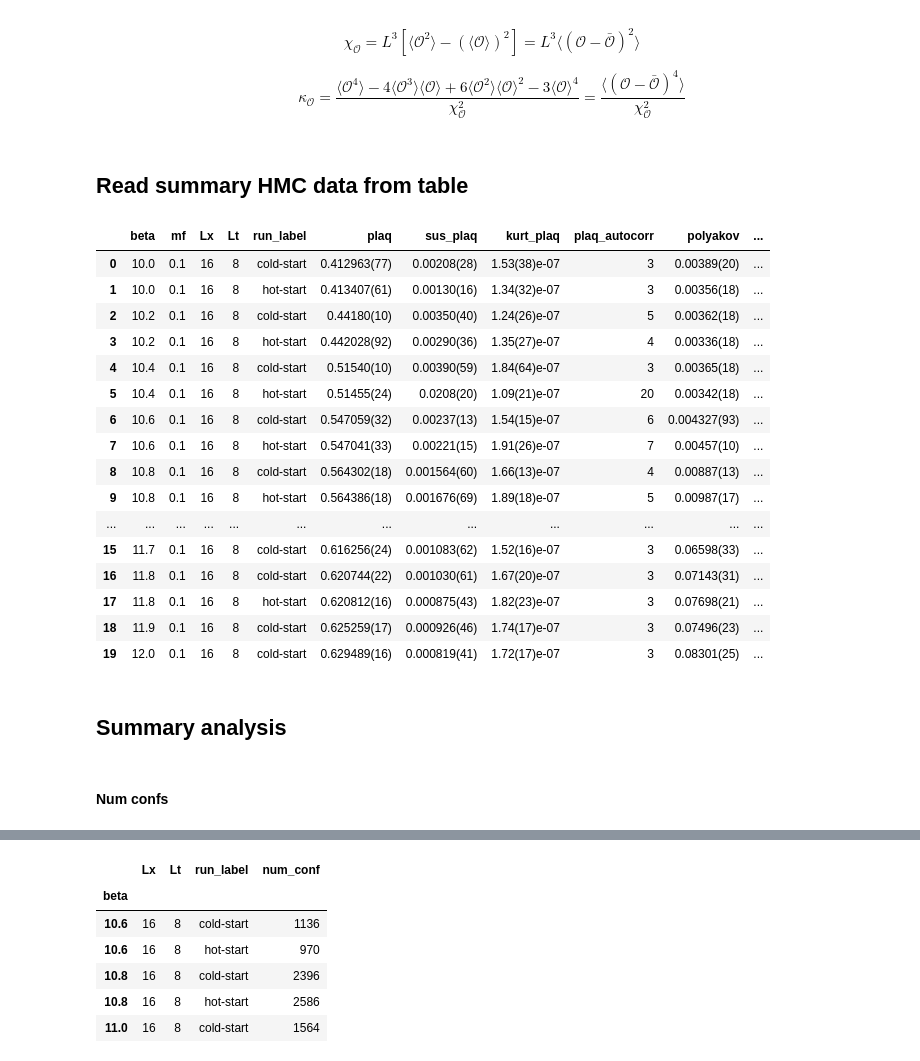
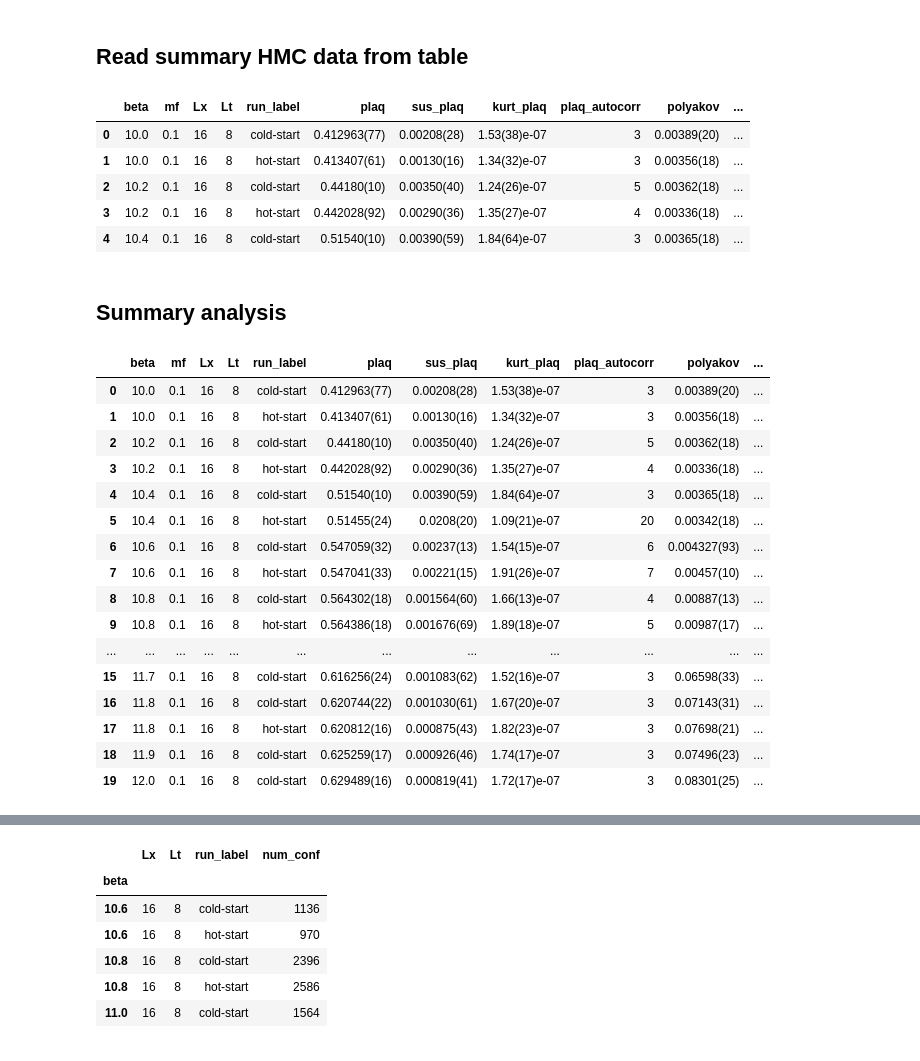
Before and after one commit to vmos1/Code_highlights, a Jupyter notebook: 4_Monte_Carlo_analysis_sql_dbase/code/2_analysis.ipynb, the cells around one changed output, grey strips where cells are left out. Saved outputs shown, nothing was run; the diff lists cells and outputs as text; code cells hidden in the pictures.

```diff
--- a/4_Monte_Carlo_analysis_sql_dbase/code/2_analysis.ipynb
+++ b/4_Monte_Carlo_analysis_sql_dbase/code/2_analysis.ipynb
@@ -26,6 +28 @@ from modules_parse_hmc_Grid import *
 # from modules_measurement import *
-# %% [markdown]
-
-$$ \chi_\mathcal{O} = L^3 \left[ \langle \mathcal{O}^2 \rangle - {(\langle \mathcal{O} \rangle )}^2 \right] = L^3 \langle (\mathcal{O} - \bar{\mathcal{O}})^2\rangle $$
-
-$$ \kappa_\mathcal{O} = \frac{\langle \mathcal{O}^4 \rangle - 4 \langle \mathcal{O}^3 \rangle \langle \mathcal{O} \rangle +6 \langle \mathcal{O}^2 \rangle {\langle \mathcal{O} \rangle} ^2 - 3 {\langle \mathcal{O} \rangle}^4 }{\chi_\mathcal{O}^2} = \frac{ \langle \left( \mathcal{O-\bar{\mathcal{O}}} \right) ^4 \rangle }{\chi_\mathcal{O}^2}$$
@@ -58,16 +29,5 @@ def f_get_run_info_dict(dict1,input_dict,run_label):
 # %% [markdown]
 ## Read summary HMC data from table
-# %%
-def f_conv_strg_to_gvar(x):
-    '''
-    convert entry from string to gvar
-    '''
-    try :
-        ans=gv.gvar(x)
-    except Exception as e:
-        ans=gv.gvar(np.nan,np.nan)
-
-    return ans
 # %%
 ### Read sql database
 fname2='Stored_data/sql_dbase_files/summary_hmc_data.db'
@@ -81,31 +41,38 @@ for key in gvar_key_list:
 #     df_summary[key] = df_summary[key].apply(lambda x: gv.gvar(x))
     df_summary[key] = df_summary[key].apply(lambda x: f_conv_strg_to_gvar(x))
 # %%
-df_summary
+df_summary.head()
 # %% [output]
 |  | beta | mf | Lx | Lt | run_label | plaq | sus_plaq | kurt_plaq | plaq_autocorr | polyakov | ... |
 | 0 | 10.0 | 0.1 | 16 | 8 | cold-start | 0.412963(77) | 0.00208(28) | 1.53(38)e-07 | 3 | 0.00389(20) | ... |
 | 1 | 10.0 | 0.1 | 16 | 8 | hot-start | 0.413407(61) | 0.00130(16) | 1.34(32)e-07 | 3 | 0.00356(18) | ... |
 | 2 | 10.2 | 0.1 | 16 | 8 | cold-start | 0.44180(10) | 0.00350(40) | 1.24(26)e-07 | 5 | 0.00362(18) | ... |
 | 3 | 10.2 | 0.1 | 16 | 8 | hot-start | 0.442028(92) | 0.00290(36) | 1.35(27)e-07 | 4 | 0.00336(18) | ... |
 | 4 | 10.4 | 0.1 | 16 | 8 | cold-start | 0.51540(10) | 0.00390(59) | 1.84(64)e-07 | 3 | 0.00365(18) | ... |
-| 5 | 10.4 | 0.1 | 16 | 8 | hot-start | 0.51455(24) | 0.0208(20) | 1.09(21)e-07 | 20 | 0.00342(18) | ... |
-| 6 | 10.6 | 0.1 | 16 | 8 | cold-start | 0.547059(32) | 0.00237(13) | 1.54(15)e-07 | 6 | 0.004327(93) | ... |
-| 7 | 10.6 | 0.1 | 16 | 8 | hot-start | 0.547041(33) | 0.00221(15) | 1.91(26)e-07 | 7 | 0.00457(10) | ... |
-| 8 | 10.8 | 0.1 | 16 | 8 | cold-start | 0.564302(18) | 0.001564(60) | 1.66(13)e-07 | 4 | 0.00887(13) | ... |
-| 9 | 10.8 | 0.1 | 16 | 8 | hot-start | 0.564386(18) | 0.001676(69) | 1.89(18)e-07 | 5 | 0.00987(17) | ... |
-| ... | ... | ... | ... | ... | ... | ... | ... | ... | ... | ... | ... |
-| 15 | 11.7 | 0.1 | 16 | 8 | cold-start | 0.616256(24) | 0.001083(62) | 1.52(16)e-07 | 3 | 0.06598(33) | ... |
-| 16 | 11.8 | 0.1 | 16 | 8 | cold-start | 0.620744(22) | 0.001030(61) | 1.67(20)e-07 | 3 | 0.07143(31) | ... |
-| 17 | 11.8 | 0.1 | 16 | 8 | hot-start | 0.620812(16) | 0.000875(43) | 1.82(23)e-07 | 3 | 0.07698(21) | ... |
-| 18 | 11.9 | 0.1 | 16 | 8 | cold-start | 0.625259(17) | 0.000926(46) | 1.74(17)e-07 | 3 | 0.07496(23) | ... |
-| 19 | 12.0 | 0.1 | 16 | 8 | cold-start | 0.629489(16) | 0.000819(41) | 1.72(17)e-07 | 3 | 0.08301(25) | ... |
 # %% [markdown]
 ## Summary analysis
-# %% [markdown]
-#### Num confs
 # %%
 df_sliced=df_summary.copy()
 # df_sliced=df_summary[((df_summary.Lx==16)&(df_summary.Lt==8)&(df_summary.mf==0.1))|((df_summary.Lt==12)&(df_summary.mf==0.067))].copy()
 # df_sliced=df_summary[((df_summary.Lx==24)&(df_summary.Lt==12)&(df_summary.mf==0.1))].copy()
 # df_sliced=df_summary[((df_summary.Lx==16)&(df_summary.Lt==8)&(df_summary.mf==0.1))].copy()
+
+df_sliced
+# %% [output]
+|  | beta | mf | Lx | Lt | run_label | plaq | sus_plaq | kurt_plaq | plaq_autocorr | polyakov | ... |
+| 0 | 10.0 | 0.1 | 16 | 8 | cold-start | 0.412963(77) | 0.00208(28) | 1.53(38)e-07 | 3 | 0.00389(20) | ... |
+| 1 | 10.0 | 0.1 | 16 | 8 | hot-start | 0.413407(61) | 0.00130(16) | 1.34(32)e-07 | 3 | 0.00356(18) | ... |
+| 2 | 10.2 | 0.1 | 16 | 8 | cold-start | 0.44180(10) | 0.00350(40) | 1.24(26)e-07 | 5 | 0.00362(18) | ... |
+| 3 | 10.2 | 0.1 | 16 | 8 | hot-start | 0.442028(92) | 0.00290(36) | 1.35(27)e-07 | 4 | 0.00336(18) | ... |
+| 4 | 10.4 | 0.1 | 16 | 8 | cold-start | 0.51540(10) | 0.00390(59) | 1.84(64)e-07 | 3 | 0.00365(18) | ... |
+| 5 | 10.4 | 0.1 | 16 | 8 | hot-start | 0.51455(24) | 0.0208(20) | 1.09(21)e-07 | 20 | 0.00342(18) | ... |
+| 6 | 10.6 | 0.1 | 16 | 8 | cold-start | 0.547059(32) | 0.00237(13) | 1.54(15)e-07 | 6 | 0.004327(93) | ... |
+| 7 | 10.6 | 0.1 | 16 | 8 | hot-start | 0.547041(33) | 0.00221(15) | 1.91(26)e-07 | 7 | 0.00457(10) | ... |
+| 8 | 10.8 | 0.1 | 16 | 8 | cold-start | 0.564302(18) | 0.001564(60) | 1.66(13)e-07 | 4 | 0.00887(13) | ... |
+| 9 | 10.8 | 0.1 | 16 | 8 | hot-start | 0.564386(18) | 0.001676(69) | 1.89(18)e-07 | 5 | 0.00987(17) | ... |
+| ... | ... | ... | ... | ... | ... | ... | ... | ... | ... | ... | ... |
+| 15 | 11.7 | 0.1 | 16 | 8 | cold-start | 0.616256(24) | 0.001083(62) | 1.52(16)e-07 | 3 | 0.06598(33) | ... |
+| 16 | 11.8 | 0.1 | 16 | 8 | cold-start | 0.620744(22) | 0.001030(61) | 1.67(20)e-07 | 3 | 0.07143(31) | ... |
+| 17 | 11.8 | 0.1 | 16 | 8 | hot-start | 0.620812(16) | 0.000875(43) | 1.82(23)e-07 | 3 | 0.07698(21) | ... |
+| 18 | 11.9 | 0.1 | 16 | 8 | cold-start | 0.625259(17) | 0.000926(46) | 1.74(17)e-07 | 3 | 0.07496(23) | ... |
+| 19 | 12.0 | 0.1 | 16 | 8 | cold-start | 0.629489(16) | 0.000819(41) | 1.72(17)e-07 | 3 | 0.08301(25) | ... |
```
Also changed, not shown: parts of 20 cells of this notebook.
